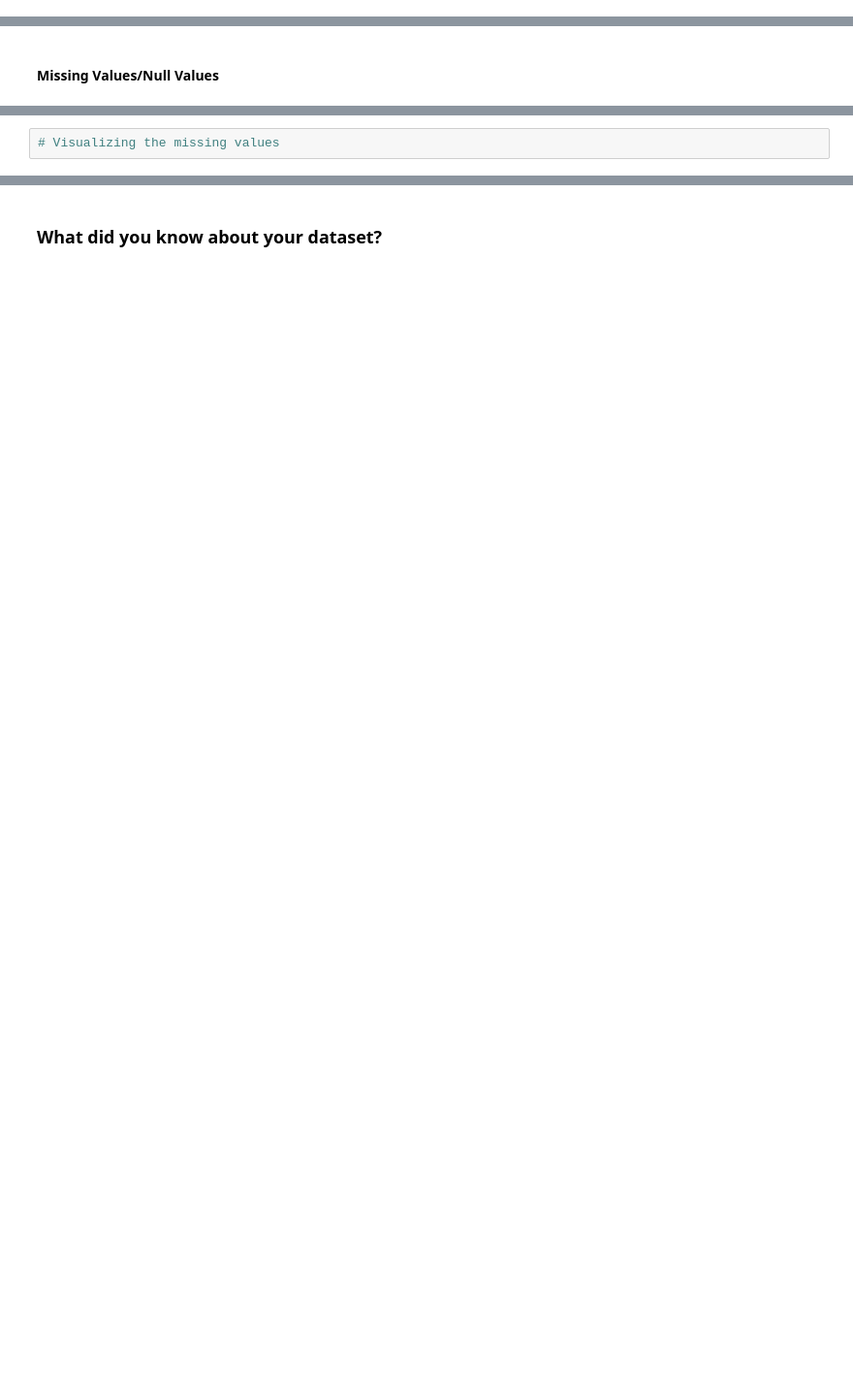
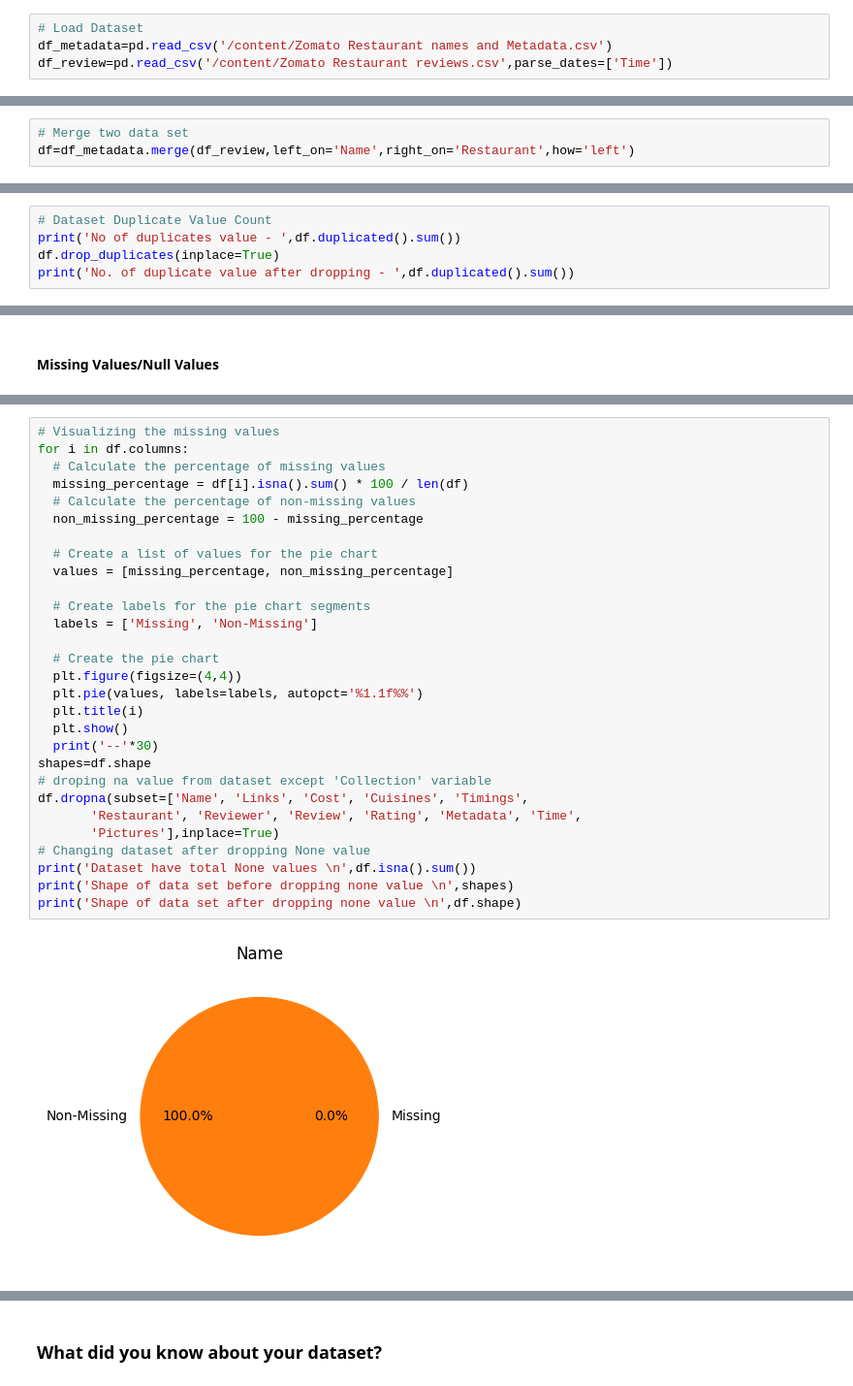
Before and after one commit to chetansgode/Zomato-Restaurant-Clustering-and-Sentiment-Analysis, a Jupyter notebook: Zomato_Restaurant_Clustering_and_Sentiment_Analysis_ML_Submission_Template.ipynb, the cells around one changed output, grey strips where cells are left out. Shown: that part at 97% size. Cells and saved outputs as stored; diff of their text form; blank space fills up the shorter version.

Commit message:
done till check unique value

```diff
--- a/Zomato_Restaurant_Clustering_and_Sentiment_Analysis_ML_Submission_Template.ipynb
+++ b/Zomato_Restaurant_Clustering_and_Sentiment_Analysis_ML_Submission_Template.ipynb
@@ -92,3 +97,7 @@ M - Multivariate Analysis
+# %%
+# Load Dataset
+df_metadata=pd.read_csv('/content/Zomato Restaurant names and Metadata.csv')
+df_review=pd.read_csv('/content/Zomato Restaurant reviews.csv',parse_dates=['Time'])
 # %% [markdown]
 ### Dataset First View
 # %%
@@ -95,0 +122,3 @@ M - Multivariate Analysis
+# %%
+# Merge two data set
+df=df_metadata.merge(df_review,left_on='Name',right_on='Restaurant',how='left')
@@ -107,0 +169,5 @@ M - Multivariate Analysis
+# %%
+# Dataset Duplicate Value Count
+print('No of duplicates value - ',df.duplicated().sum())
+df.drop_duplicates(inplace=True)
+print('No. of duplicate value after dropping - ',df.duplicated().sum())
@@ -112,2 +201,31 @@ M - Multivariate Analysis
-# %%
-# Visualizing the missing values
+# %%
+# Visualizing the missing values
+for i in df.columns:
+  # Calculate the percentage of missing values
+  missing_percentage = df[i].isna().sum() * 100 / len(df)
+  # Calculate the percentage of non-missing values
+  non_missing_percentage = 100 - missing_percentage
+
+  # Create a list of values for the pie chart
+  values = [missing_percentage, non_missing_percentage]
+
+  # Create labels for the pie chart segments
+  labels = ['Missing', 'Non-Missing']
+
+  # Create the pie chart
+  plt.figure(figsize=(4,4))
+  plt.pie(values, labels=labels, autopct='%1.1f%%')
+  plt.title(i)
+  plt.show()
+  print('--'*30)
+shapes=df.shape
+# droping na value from dataset except 'Collection' variable
+df.dropna(subset=['Name', 'Links', 'Cost', 'Cuisines', 'Timings',
+       'Restaurant', 'Reviewer', 'Review', 'Rating', 'Metadata', 'Time',
+       'Pictures'],inplace=True)
+# Changing dataset after dropping None value
+print('Dataset have total None values \n',df.isna().sum())
+print('Shape of data set before dropping none value \n',shapes)
+print('Shape of data set after dropping none value \n',df.shape)
+# %% [output]
+[figure, added]
```
Also changed, not shown: parts of 23 cells of this notebook.
